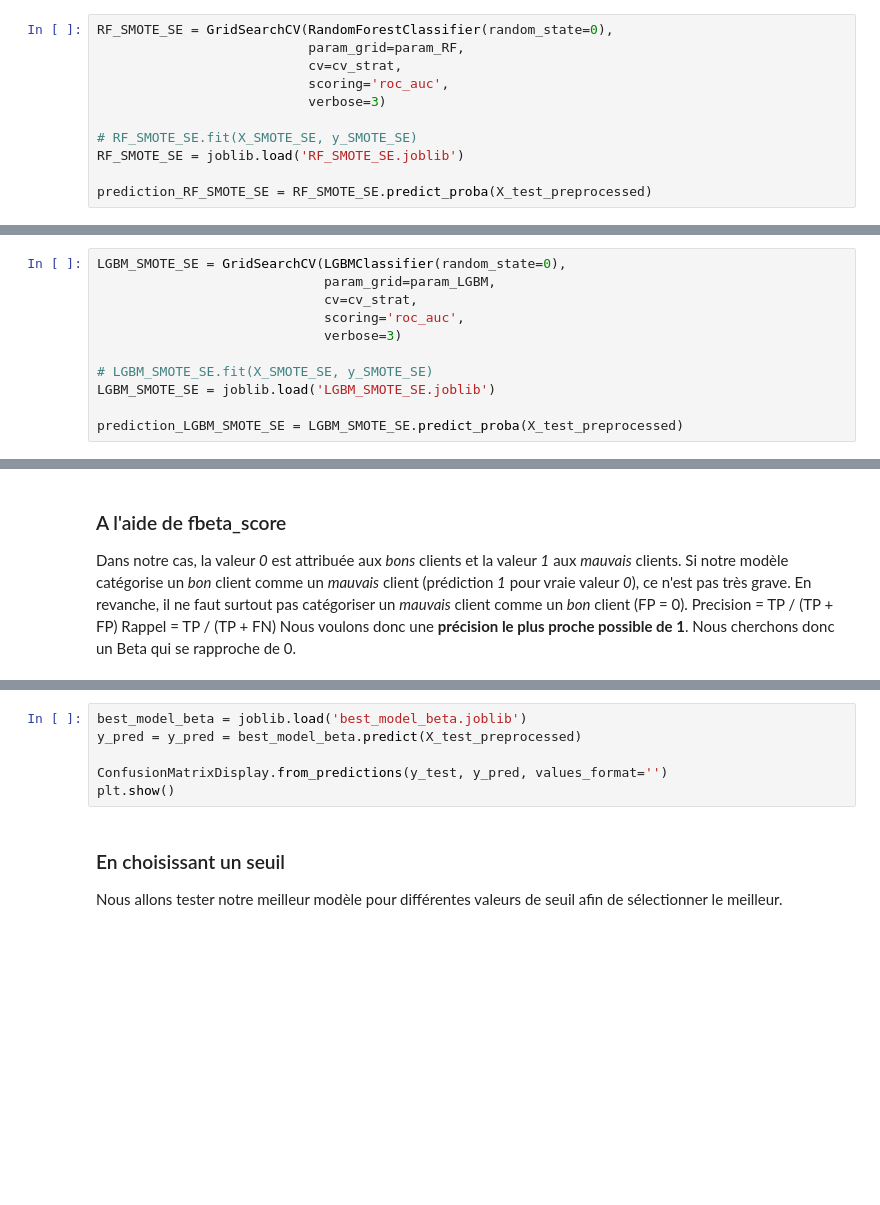
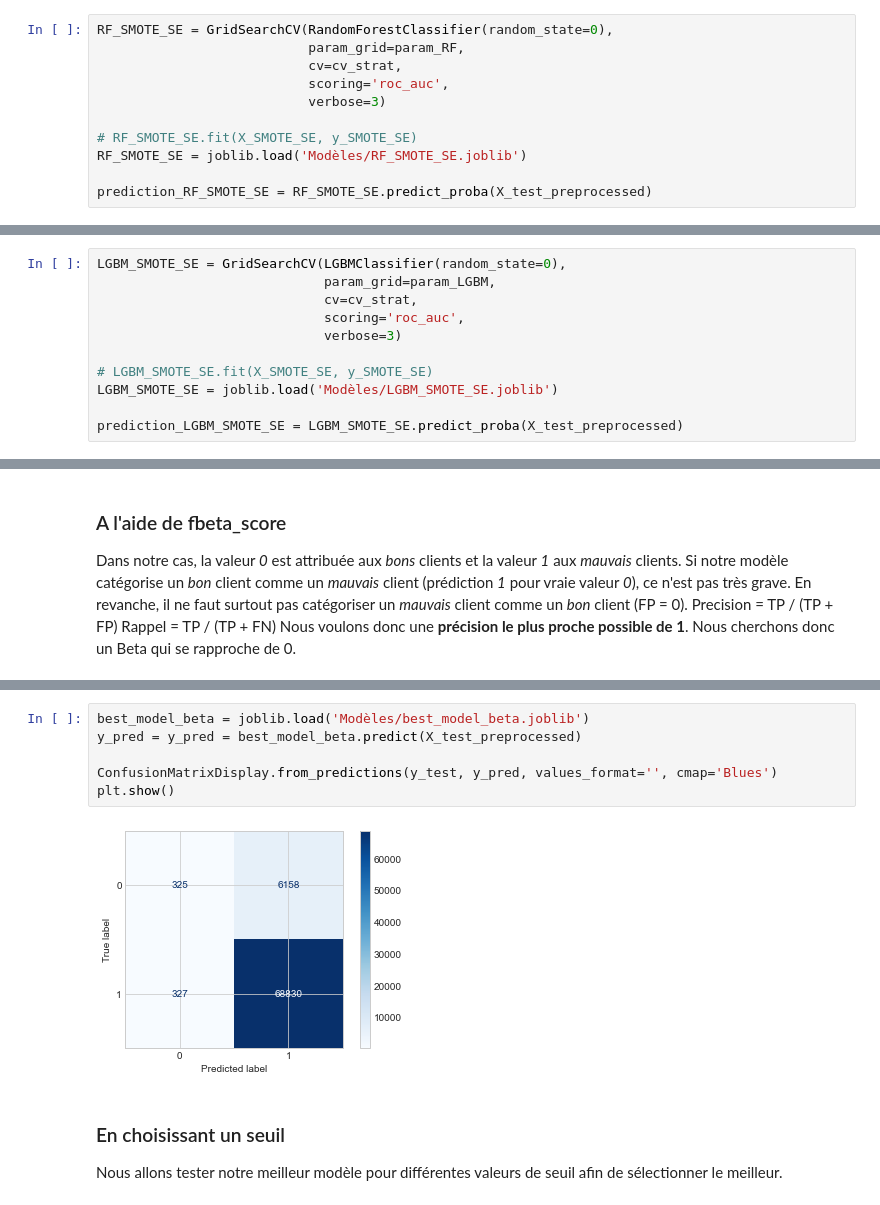
Before and after one commit to charlottemllt/Implementation-d-un-modele-de-scoring, a Jupyter notebook: Dossier Code/P7_02_NotebookModelisation.ipynb, the cells around one changed output, grey strips where cells are left out. Saved outputs shown, nothing was run; the diff lists cells and outputs as text; blank space fills up the shorter version.

```diff
--- a/Dossier Code/P7_02_NotebookModelisation.ipynb
+++ b/Dossier Code/P7_02_NotebookModelisation.ipynb
@@ -650,7 +649,7 @@ RF_SMOTE_SE = GridSearchCV(RandomForestClassifier(random_state=0),
                            verbose=3)
 
 # RF_SMOTE_SE.fit(X_SMOTE_SE, y_SMOTE_SE)
-RF_SMOTE_SE = joblib.load('RF_SMOTE_SE.joblib')
+RF_SMOTE_SE = joblib.load('Modèles/RF_SMOTE_SE.joblib')
 
 prediction_RF_SMOTE_SE = RF_SMOTE_SE.predict_proba(X_test_preprocessed)
 # %%
@@ -683,7 +682,7 @@ LGBM_SMOTE_SE = GridSearchCV(LGBMClassifier(random_state=0),
                              verbose=3)
 
 # LGBM_SMOTE_SE.fit(X_SMOTE_SE, y_SMOTE_SE)
-LGBM_SMOTE_SE = joblib.load('LGBM_SMOTE_SE.joblib')
+LGBM_SMOTE_SE = joblib.load('Modèles/LGBM_SMOTE_SE.joblib')
 
 prediction_LGBM_SMOTE_SE = LGBM_SMOTE_SE.predict_proba(X_test_preprocessed)
 # %%
@@ -872,9 +889,11 @@ Fitting 5 folds for each of 18 candidates, totalling 90 fits
 # %%
-best_model_beta = joblib.load('best_model_beta.joblib')
+best_model_beta = joblib.load('Modèles/best_model_beta.joblib')
 y_pred = y_pred = best_model_beta.predict(X_test_preprocessed)
 
-ConfusionMatrixDisplay.from_predictions(y_test, y_pred, values_format='')
+ConfusionMatrixDisplay.from_predictions(y_test, y_pred, values_format='', cmap='Blues')
 plt.show()
+# %% [output]
+[figure, added]
 # %% [markdown]
 ### En choisissant un seuil
 Nous allons tester notre meilleur modèle pour différentes valeurs de seuil afin de sélectionner le meilleur.
```
Also changed, not shown: parts of 55 cells of this notebook.
